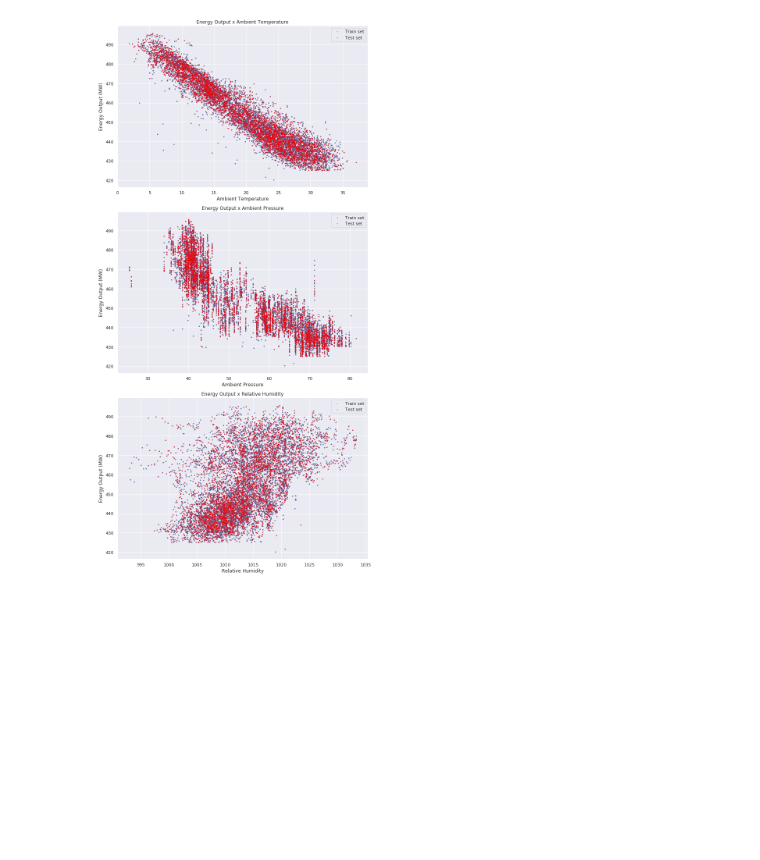
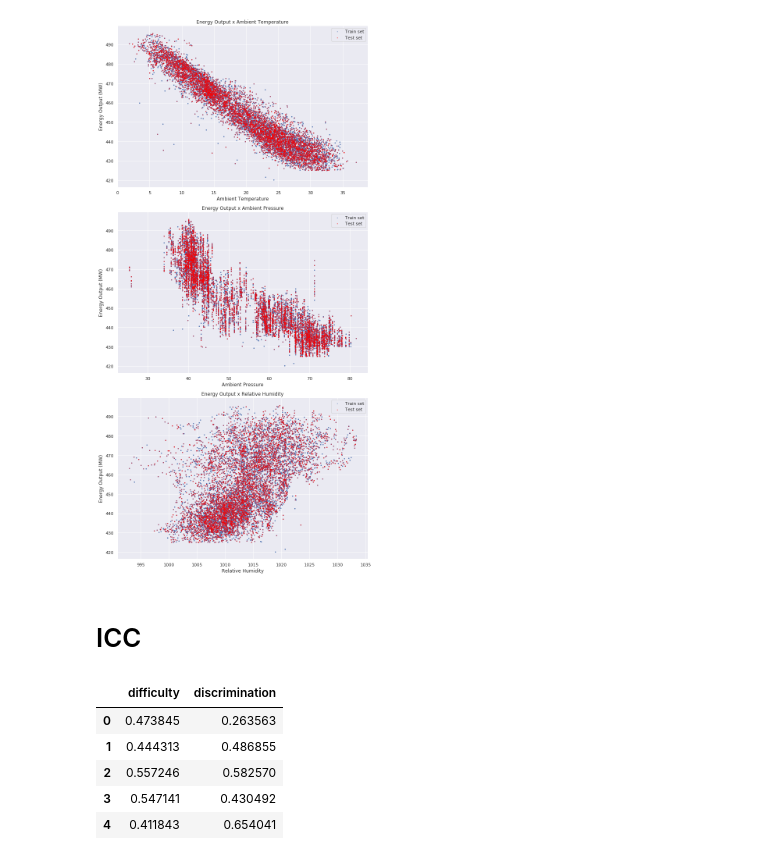
Before and after one commit to jvcm/irt_project, a Jupyter notebook: data_analysis.ipynb, the cells around one changed output. Drawn from its saved outputs; the diff is of its cells as text; code cells hidden in the pictures; blank space fills up the shorter version.

```diff
--- a/data_analysis.ipynb
+++ b/data_analysis.ipynb
@@ -281,3 +281,5 @@ plt.tight_layout()
 plt.show()
 # %% [output]
 [figure]
+# %% [markdown]
+# ICC
@@ -283,0 +301,9 @@ plt.show()
+# %%
+parameters.head()
+# %% [output]
+|  | difficulty | discrimination |
+| 0 | 0.473845 | 0.263563 |
+| 1 | 0.444313 | 0.486855 |
+| 2 | 0.557246 | 0.582570 |
+| 3 | 0.547141 | 0.430492 |
+| 4 | 0.411843 | 0.654041 |
```
Also changed, not shown: parts of 4 cells of this notebook, 6 other files.
